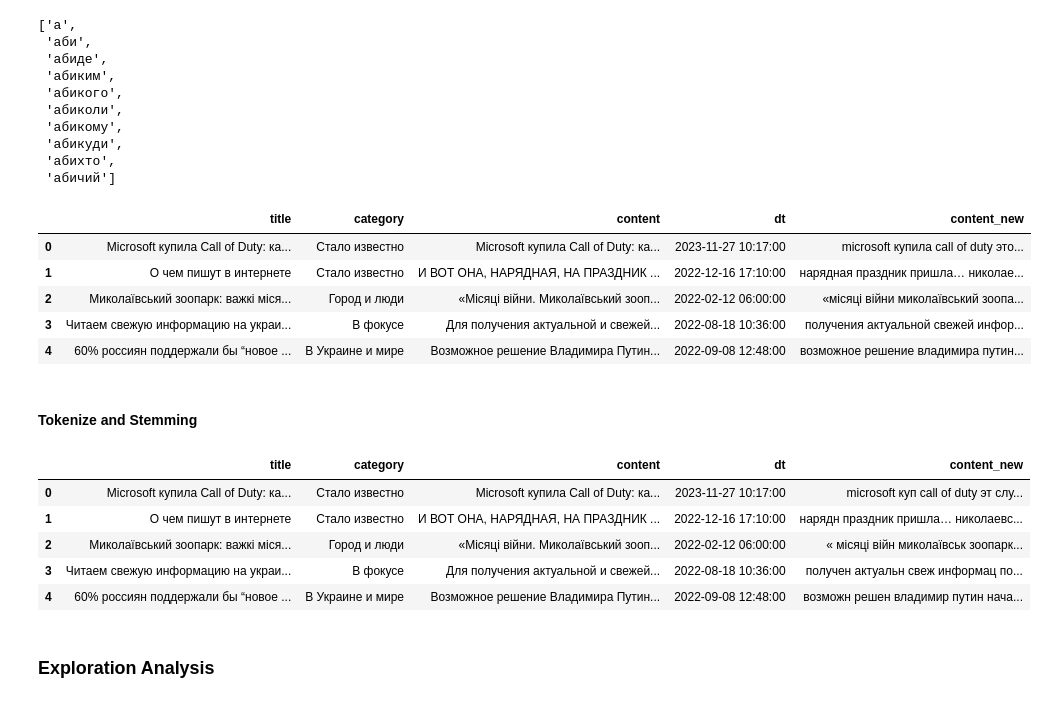
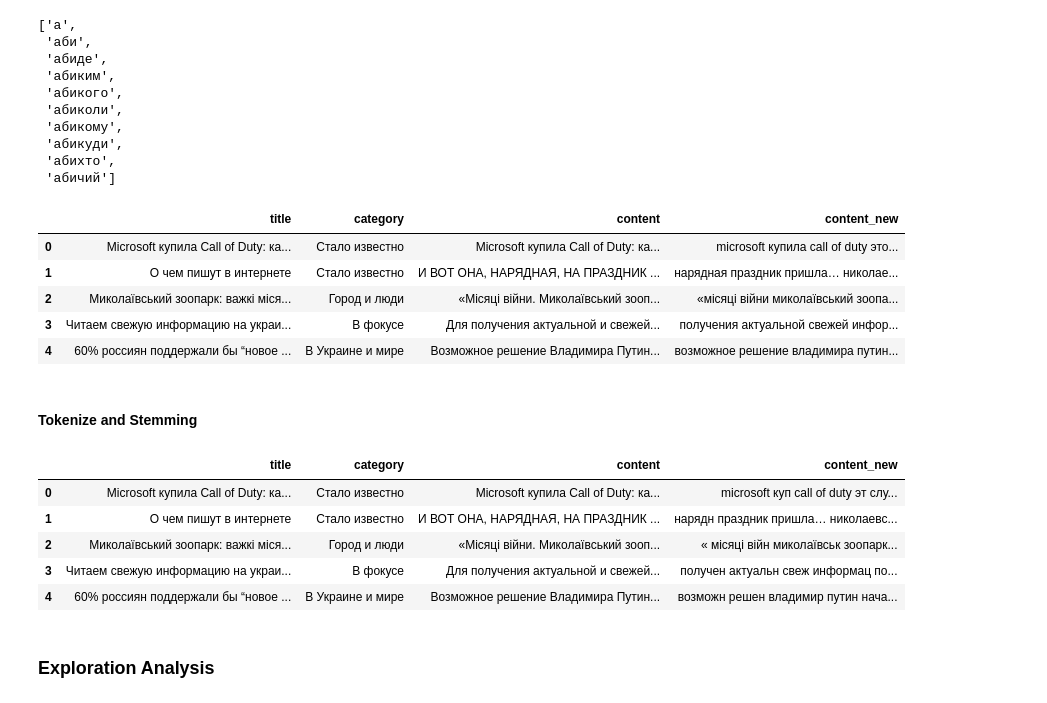
Before and after one commit to seeman512/ML, a Jupyter notebook: Lab8/Hometask.ipynb, the cells around one changed output. Cells and saved outputs as stored; diff of their text form; code cells hidden in the pictures.

```diff
--- a/Lab8/Hometask.ipynb
+++ b/Lab8/Hometask.ipynb
@@ -102,7 +104,6 @@ df2
 # modify columns types
 print(df2['category'].value_counts()[:10])
 df2['content'] = df2['content'].astype('string')
-df2['dt'] = pd.to_datetime(df['date'])
 df2 = df2.dropna()
 df2.info()
 # %% [output]
@@ -172,32 +172,32 @@ ukrainian_stop_words[:10]
 # %%
 # Lower Casing
 df3['content_new'] = df3['content'].str.lower().replace('\n', ' ')
 # Removal of Punctuations
-df3['content_new'] = df3['content_new'].apply(lambda text: text.translate(str.maketrans('', '', string.punctuation)))
+df3['content_new'] = df3['content_new'].progress_apply(lambda text: text.translate(str.maketrans('', '', string.punctuation)))
 # Removal of stopwords
 stopwords = nltk.corpus.stopwords.words('russian') + ukrainian_stop_words
-df3['content_new'] = df3['content_new'].apply(lambda text: " ".join([word for word in text.split() if word not in stopwords]))
+df3['content_new'] = df3['content_new'].progress_apply(lambda text: " ".join([word for word in text.split() if word not in stopwords]))
 df3.head()
 # %% [output]
-|  | title | category | content | dt | content_new |
-| 0 | Microsoft купила Call of Duty: ка... | Стало известно | Microsoft купила Call of Duty: ка... | 2023-11-27 10:17:00 | microsoft купила call of duty это... |
-| 1 | О чем пишут в интернете | Стало известно | И ВОТ ОНА, НАРЯДНАЯ, НА ПРАЗДНИК ... | 2022-12-16 17:10:00 | нарядная праздник пришла… николае... |
-| 2 | Миколаївський зоопарк: важкі міся... | Город и люди | «Місяці війни. Миколаївський зооп... | 2022-02-12 06:00:00 | «місяці війни миколаївський зоопа... |
-| 3 | Читаем свежую информацию на украи... | В фокусе | Для получения актуальной и свежей... | 2022-08-18 10:36:00 | получения актуальной свежей инфор... |
-| 4 | 60% россиян поддержали бы “новое ... | В Украине и мире | Возможное решение Владимира Путин... | 2022-09-08 12:48:00 | возможное решение владимира путин... |
+|  | title | category | content | content_new |
+| 0 | Microsoft купила Call of Duty: ка... | Стало известно | Microsoft купила Call of Duty: ка... | microsoft купила call of duty это... |
+| 1 | О чем пишут в интернете | Стало известно | И ВОТ ОНА, НАРЯДНАЯ, НА ПРАЗДНИК ... | нарядная праздник пришла… николае... |
+| 2 | Миколаївський зоопарк: важкі міся... | Город и люди | «Місяці війни. Миколаївський зооп... | «місяці війни миколаївський зоопа... |
+| 3 | Читаем свежую информацию на украи... | В фокусе | Для получения актуальной и свежей... | получения актуальной свежей инфор... |
+| 4 | 60% россиян поддержали бы “новое ... | В Украине и мире | Возможное решение Владимира Путин... | возможное решение владимира путин... |
 # %% [markdown]
 #### Tokenize and Stemming
 # %%
 stemmer = nltk.stem.SnowballStemmer("russian")
-df3['content_new'] = df3['content_new'].apply(lambda text: " ".join([stemmer.stem(word) for word in nltk.tokenize.word_tokenize(text)]))
+df3['content_new'] = df3['content_new'].progress_apply(lambda text: " ".join([stemmer.stem(word) for word in nltk.tokenize.word_tokenize(text)]))
 df3.head()
 # %% [output]
-|  | title | category | content | dt | content_new |
-| 0 | Microsoft купила Call of Duty: ка... | Стало известно | Microsoft купила Call of Duty: ка... | 2023-11-27 10:17:00 | microsoft куп call of duty эт слу... |
-| 1 | О чем пишут в интернете | Стало известно | И ВОТ ОНА, НАРЯДНАЯ, НА ПРАЗДНИК ... | 2022-12-16 17:10:00 | нарядн праздник пришла… николаевс... |
-| 2 | Миколаївський зоопарк: важкі міся... | Город и люди | «Місяці війни. Миколаївський зооп... | 2022-02-12 06:00:00 | « місяці війн миколаївськ зоопарк... |
-| 3 | Читаем свежую информацию на украи... | В фокусе | Для получения актуальной и свежей... | 2022-08-18 10:36:00 | получен актуальн свеж информац по... |
-| 4 | 60% россиян поддержали бы “новое ... | В Украине и мире | Возможное решение Владимира Путин... | 2022-09-08 12:48:00 | возможн решен владимир путин нача... |
+|  | title | category | content | content_new |
+| 0 | Microsoft купила Call of Duty: ка... | Стало известно | Microsoft купила Call of Duty: ка... | microsoft куп call of duty эт слу... |
+| 1 | О чем пишут в интернете | Стало известно | И ВОТ ОНА, НАРЯДНАЯ, НА ПРАЗДНИК ... | нарядн праздник пришла… николаевс... |
+| 2 | Миколаївський зоопарк: важкі міся... | Город и люди | «Місяці війни. Миколаївський зооп... | « місяці війн миколаївськ зоопарк... |
+| 3 | Читаем свежую информацию на украи... | В фокусе | Для получения актуальной и свежей... | получен актуальн свеж информац по... |
+| 4 | 60% россиян поддержали бы “новое ... | В Украине и мире | Возможное решение Владимира Путин... | возможн решен владимир путин нача... |
 # %% [markdown]
 ### Exploration Analysis
 # %%
```
Also changed, not shown: parts of 14 cells of this notebook.
